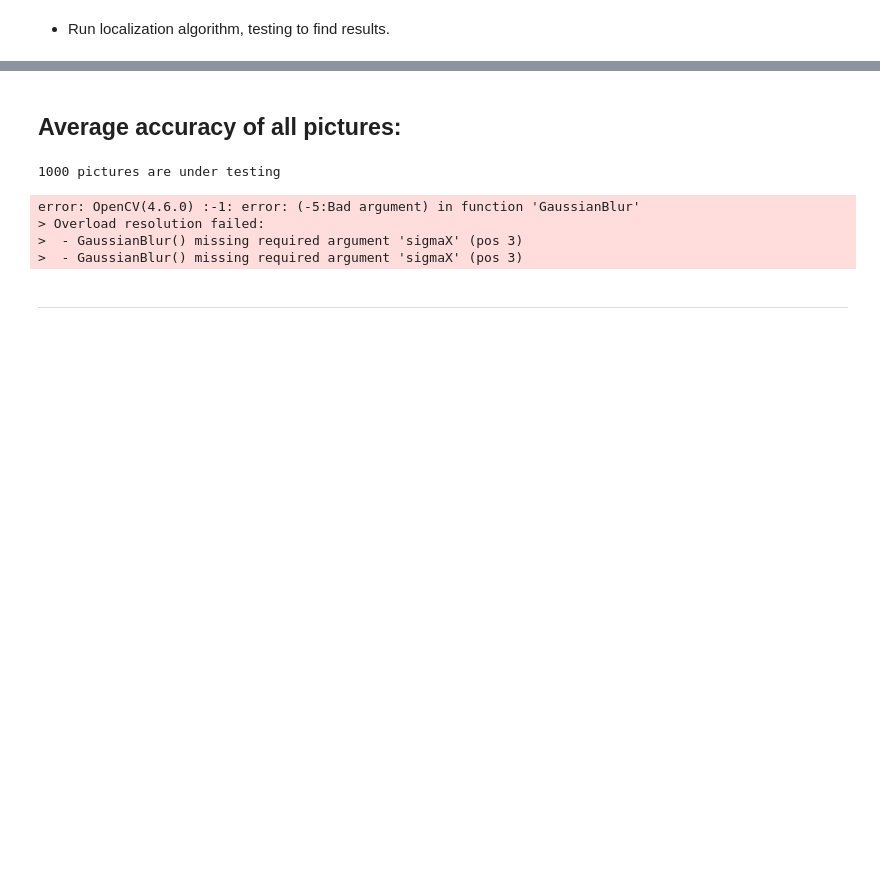
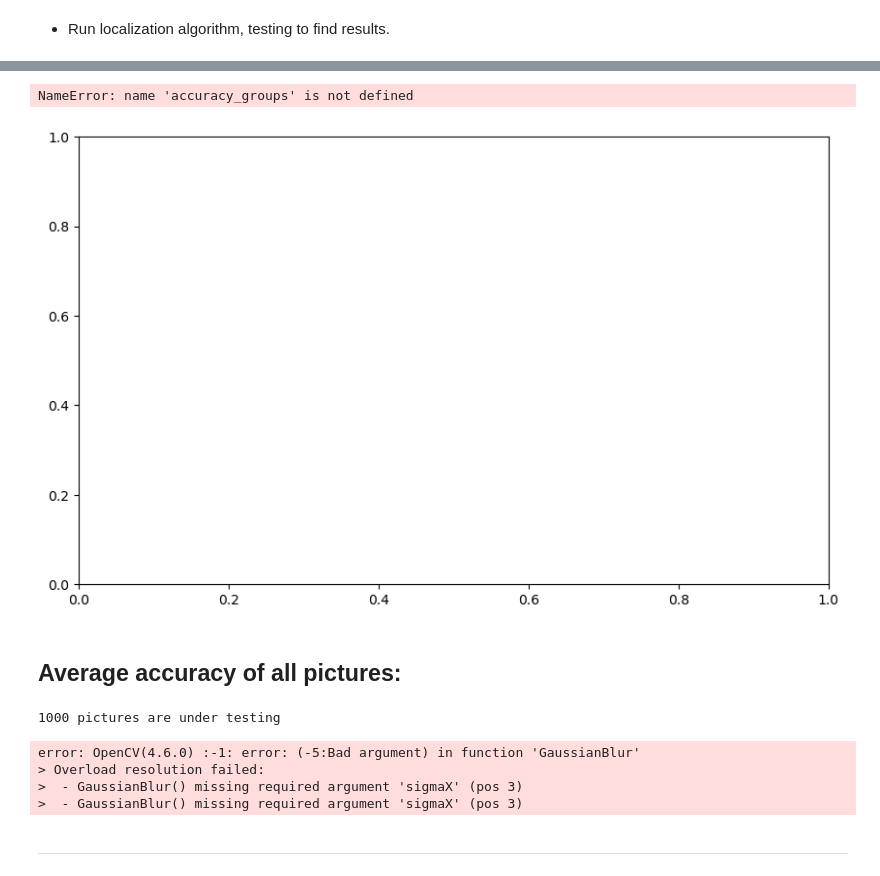
Before and after one commit to youssefg7/CSE483-Major-Task, a Jupyter notebook: trial-youssef format1only.ipynb, the cells around one changed output, grey strips where cells are left out. Drawn from its saved outputs; the diff is of its cells as text; code cells hidden in the pictures; blank space fills up the shorter version.

```diff
--- a/trial-youssef format1only.ipynb
+++ b/trial-youssef format1only.ipynb
@@ -110,8 +110,11 @@ def rectanglesModel(img, bilateral=7):
 
     contours, hierarchy = cv2.findContours(bnr, cv2.RETR_LIST, cv2.CHAIN_APPROX_NONE)
 
+    img_size = image.shape[0]*image.shape[1]
     for i in range(len(contours)):
         boxes.append({})
+        if (cv2.contourArea(contours[i])<0.015*img_size):
+            continue
         x,y,w,h = cv2.boundingRect(contours[i])
         boxes[i]['left'], boxes[i]['top'], boxes[i]['width'], boxes[i]['height'] = x,y,w,h
         twopointsRec = [x,y,x+w,y+h]
@@ -496,0 +481,4 @@ Error:
+# %%
+n_groups = 3
+res_indices = split_resolution(train_images_all, n_groups)
+images_res_splitted, labels_res_splitted, boxes_res_splitted = split_dataset(res_indices,train_images_all, train_labels_all, train_boxes_all)
@@ -512,4 +549,4 @@ for i in range(n_groups):
 # %%
 n_groups = 3
 area_indices = split_boxes_area(train_images_all, train_boxes_all, n_groups)
-images_area_splitted, boxes_area_splitted, labels_area_splitted = split_dataset(train_images_all, train_boxes_all, train_labels_all, area_indices, n_groups)
+images_area_splitted, labels_area_splitted, boxes_area_splitted = split_dataset(area_indices, train_images_all, train_boxes_all, train_labels_all)
@@ -516,9 +557,19 @@ images_area_splitted, boxes_area_splitted, labels_area_splitted = split_dataset(
 # %% [markdown]
 - Run localization algorithm, testing to find results.
 # %%
+accuracy_groups =[]
+recall_groups = []
+group_names = []
 for i in range(n_groups):
     print("Group:",i+1)
     print(len(images_area_splitted[i]),"images.")
-    all_acc, foundCount = getAllIOUAccuracy(train_images, train_boxes)
+    all_acc, foundCount = getAllIOUAccuracy(images_area_splitted[i], boxes_area_splitted[i])
     print("Localization Accuracy: ", all_acc*100, "%")
-    print(foundCount,"out of", len(boxes_area_splitted[i]), "true boxes found, Recall:", foundCount*100/len(boxes_area_splitted[i]),"%")
+    positives = len([item for sublist in boxes_area_splitted[i] for item in sublist])
+    accuracy_groups.append(all_acc)
+    truePositives = foundCount
+    falseNegatives = positives - truePositives
+    recall = truePositives*100/positives
+    recall_groups.append(recall)
+    group_names.append("Group "+str(i+1))
+    print(truePositives,"out of", positives, "true boxes found, Recall:", recall ,"%")
@@ -525,14 +589,38 @@ for i in range(n_groups):
+# %%
+x = np.arange(len(group_names))
+width = 0.35
+fig, ax = plt.subplots(figsize=(8,6))
+rects1 = ax.bar(x - width/2, accuracy_groups, width, label='Accuracy')
+rects2 = ax.bar(x + width/2, recall_groups, width, label='Recall')
+
+ax.set_ylabel('Accuracy (%)')
+ax.set_xlabel('Group')
+ax.set_xticks(x, group_names)
+ax.legend()
+ax.bar_label(rects1, padding=3)
+ax.bar_label(rects2, padding=3)
+ax.legend(loc='upper center', bbox_to_anchor=(0.5, -0.05),
+          fancybox=True, shadow=True, ncol=5)
+plt.title("Localization Accuracy and Recall across groups (increasing numbers-to-image-size %)")
+plt.show()
+# %% [output]
+NameError: name 'accuracy_groups' is not defined
+[figure, added]
 # %% [markdown]
 ## Average accuracy of all pictures:
-# %%
-print(len(train_images), "pictures are under testing")
-all_acc = getAllIOUAccuracy(train_images, train_boxes)
-print("Accuracy: ", all_acc*100, "%")
-# %% [output]
-1000 pictures are under testing
-error: OpenCV(4.6.0) :-1: error: (-5:Bad argument) in function 'GaussianBlur'
-> Overload resolution failed:
->  - GaussianBlur() missing required argument 'sigmaX' (pos 3)
->  - GaussianBlur() missing required argument 'sigmaX' (pos 3)
+# %%
+print(len(train_images_all),"images.")
+all_acc, foundCount = getAllIOUAccuracy(train_images_all, train_boxes_all)
+print("Localization Accuracy: ", all_acc*100, "%")
+positives = len([item for sublist in train_boxes_all for item in sublist])
+truePositives = foundCount
+falseNegatives = positives - truePositives
+print(truePositives,"out of", positives, "true boxes found, Recall:", truePositives*100/positives,"%")
+# %% [output]
+1000 pictures are under testing
+error: OpenCV(4.6.0) :-1: error: (-5:Bad argument) in function 'GaussianBlur'
+> Overload resolution failed:
+>  - GaussianBlur() missing required argument 'sigmaX' (pos 3)
+>  - GaussianBlur() missing required argument 'sigmaX' (pos 3)
 # %% [markdown]
 ------------------------------------------------------------------
```
Also changed, not shown: parts of 12 cells of this notebook.
